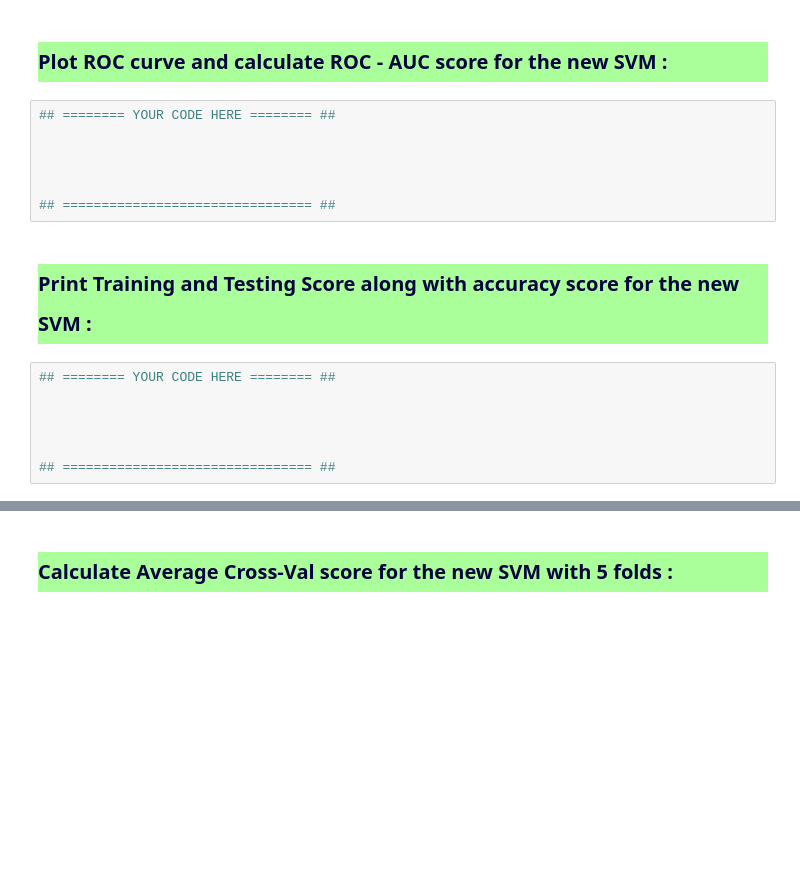
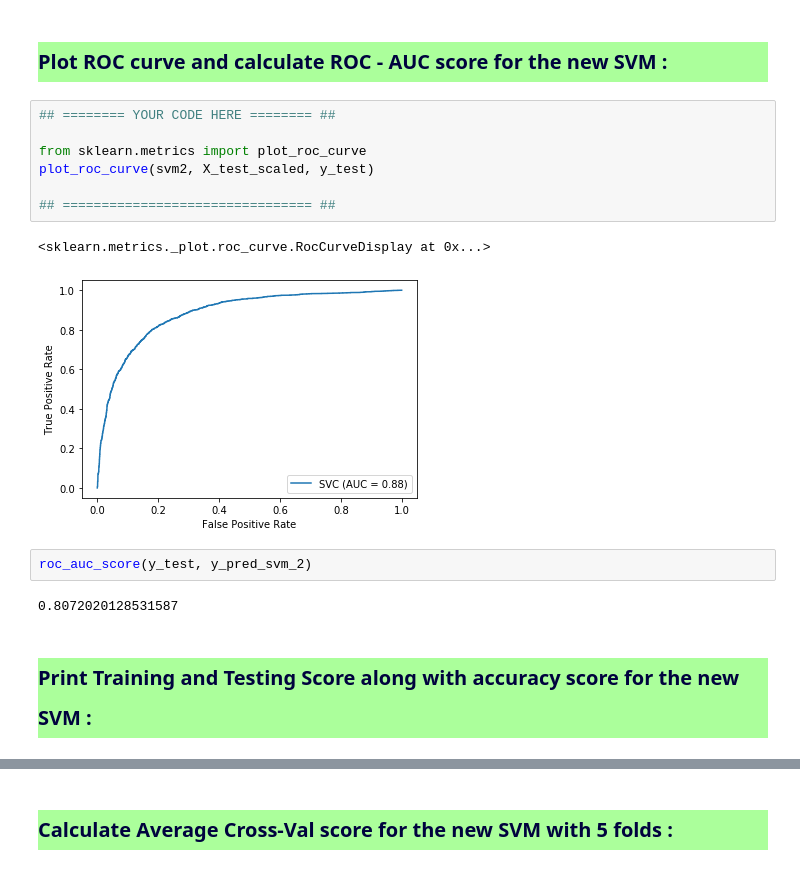
Before and after one commit to prachuryanath/SA-CAIITG, a Jupyter notebook: WEEK 3/SA2021_W3.ipynb, the cells around one changed output, grey strips where cells are left out. Saved outputs shown, nothing was run; the diff lists cells and outputs as text; blank space fills up the shorter version.

```diff
--- a/WEEK 3/SA2021_W3.ipynb
+++ b/WEEK 3/SA2021_W3.ipynb
@@ -413,16 +432,16 @@ roc_auc_score(y_test, y_pred_svm)
 # %%
 ## ======== YOUR CODE HERE ======== ##
 
-
-
+from sklearn.metrics import plot_roc_curve
+plot_roc_curve(svm2, X_test_scaled, y_test)
 
 ## ================================ ##
+# %% [output]
+<sklearn.metrics._plot.roc_curve.RocCurveDisplay at 0x...>
+[figure, added]
+# %%
+roc_auc_score(y_test, y_pred_svm_2)
+# %% [output]
+0.8072020128531587
 # %% [markdown]
 <h1 style="background-color:#ABFF9B;font-size:20px;color:#00033E;font-weight : bold">Print Training and Testing Score along with accuracy score for the new SVM :</h1>
-# %%
-## ======== YOUR CODE HERE ======== ##
-
-
-
-
-## ================================ ##
```
Also changed, not shown: parts of 13 cells of this notebook.
